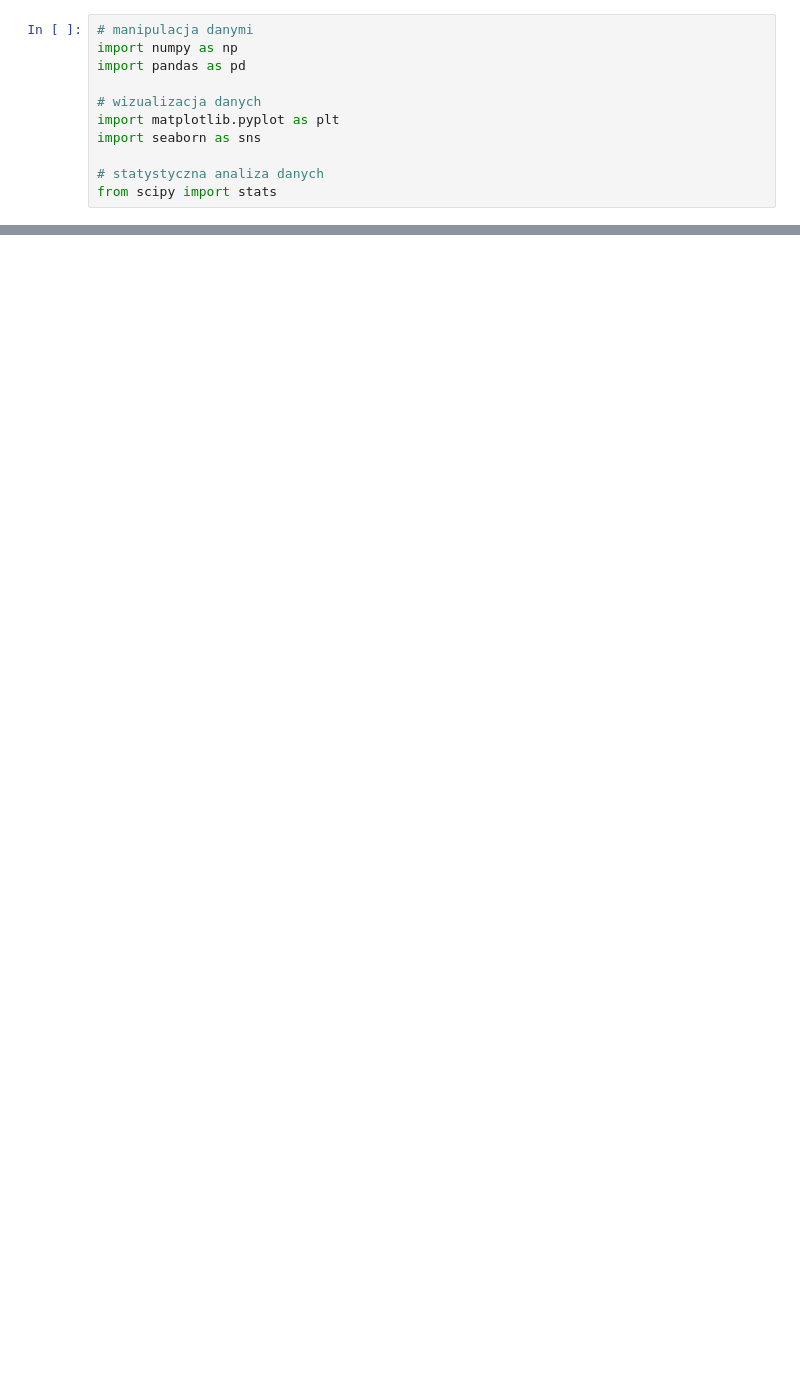
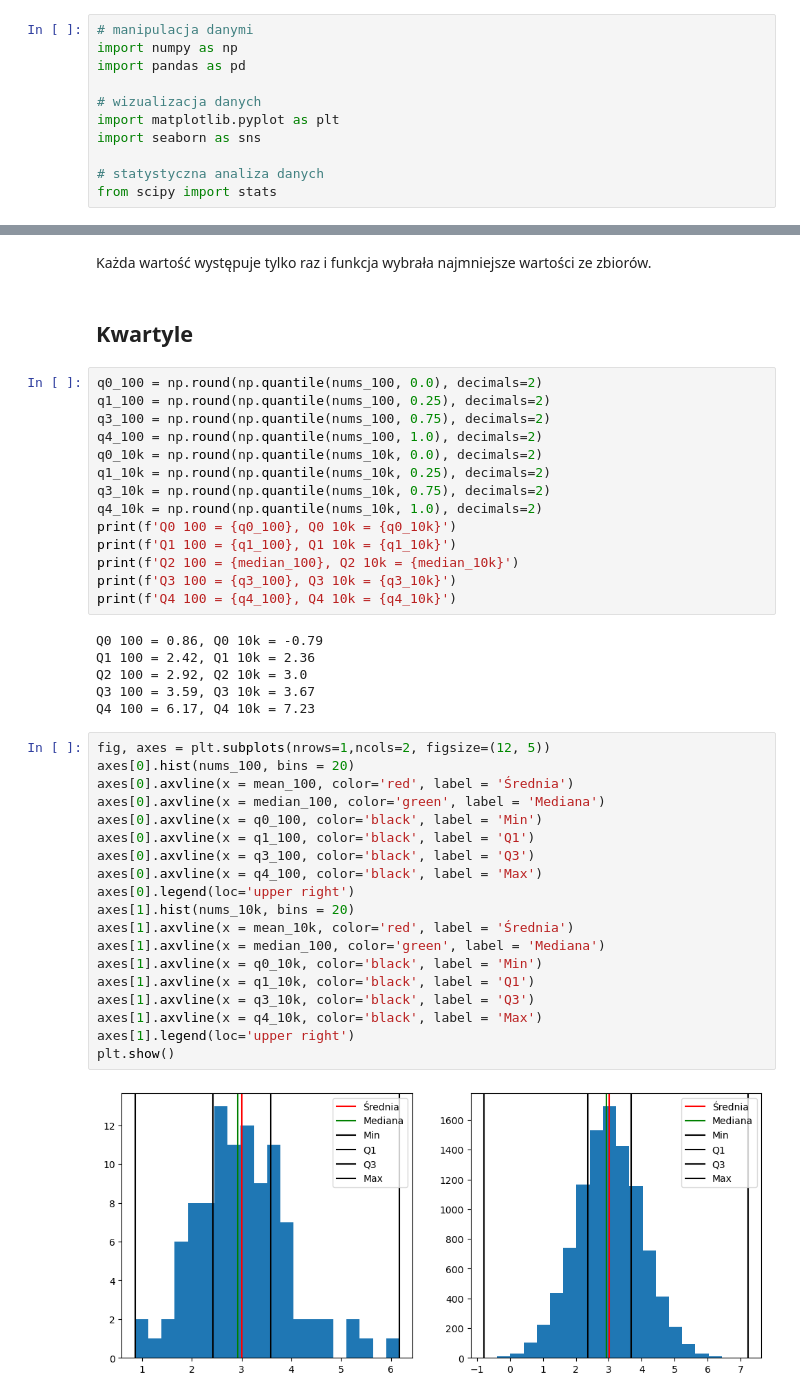
Before and after one commit to TomLdZ/Kodilla-Module_10, a Jupyter notebook: Zadanie_10_2.ipynb, the cells around one changed output, grey strips where cells are left out. Cells and saved outputs as stored; diff of their text form; blank space fills up the shorter version.

```diff
--- a/Zadanie_10_2.ipynb
+++ b/Zadanie_10_2.ipynb
@@ -36,0 +85,45 @@ plt.show()
+# %% [markdown]
+Każda wartość występuje tylko raz i funkcja wybrała najmniejsze wartości ze zbiorów.
+# %% [markdown]
+## Kwartyle
+# %%
+q0_100 = np.round(np.quantile(nums_100, 0.0), decimals=2)
+q1_100 = np.round(np.quantile(nums_100, 0.25), decimals=2)
+q3_100 = np.round(np.quantile(nums_100, 0.75), decimals=2)
+q4_100 = np.round(np.quantile(nums_100, 1.0), decimals=2)
+q0_10k = np.round(np.quantile(nums_10k, 0.0), decimals=2)
+q1_10k = np.round(np.quantile(nums_10k, 0.25), decimals=2)
+q3_10k = np.round(np.quantile(nums_10k, 0.75), decimals=2)
+q4_10k = np.round(np.quantile(nums_10k, 1.0), decimals=2)
+print(f'Q0 100 = {q0_100}, Q0 10k = {q0_10k}')
+print(f'Q1 100 = {q1_100}, Q1 10k = {q1_10k}')
+print(f'Q2 100 = {median_100}, Q2 10k = {median_10k}')
+print(f'Q3 100 = {q3_100}, Q3 10k = {q3_10k}')
+print(f'Q4 100 = {q4_100}, Q4 10k = {q4_10k}')
+# %% [output]
+Q0 100 = 0.86, Q0 10k = -0.79
+Q1 100 = 2.42, Q1 10k = 2.36
+Q2 100 = 2.92, Q2 10k = 3.0
+Q3 100 = 3.59, Q3 10k = 3.67
+Q4 100 = 6.17, Q4 10k = 7.23
+# %%
+fig, axes = plt.subplots(nrows=1,ncols=2, figsize=(12, 5))
+axes[0].hist(nums_100, bins = 20)
+axes[0].axvline(x = mean_100, color='red', label = 'Średnia')
+axes[0].axvline(x = median_100, color='green', label = 'Mediana')
+axes[0].axvline(x = q0_100, color='black', label = 'Min')
+axes[0].axvline(x = q1_100, color='black', label = 'Q1')
+axes[0].axvline(x = q3_100, color='black', label = 'Q3')
+axes[0].axvline(x = q4_100, color='black', label = 'Max')
+axes[0].legend(loc='upper right')
+axes[1].hist(nums_10k, bins = 20)
+axes[1].axvline(x = mean_10k, color='red', label = 'Średnia')
+axes[1].axvline(x = median_100, color='green', label = 'Mediana')
+axes[1].axvline(x = q0_10k, color='black', label = 'Min')
+axes[1].axvline(x = q1_10k, color='black', label = 'Q1')
+axes[1].axvline(x = q3_10k, color='black', label = 'Q3')
+axes[1].axvline(x = q4_10k, color='black', label = 'Max')
+axes[1].legend(loc='upper right')
+plt.show()
+# %% [output]
+[figure, added]
```
Also changed, not shown: parts of 19 cells of this notebook.
